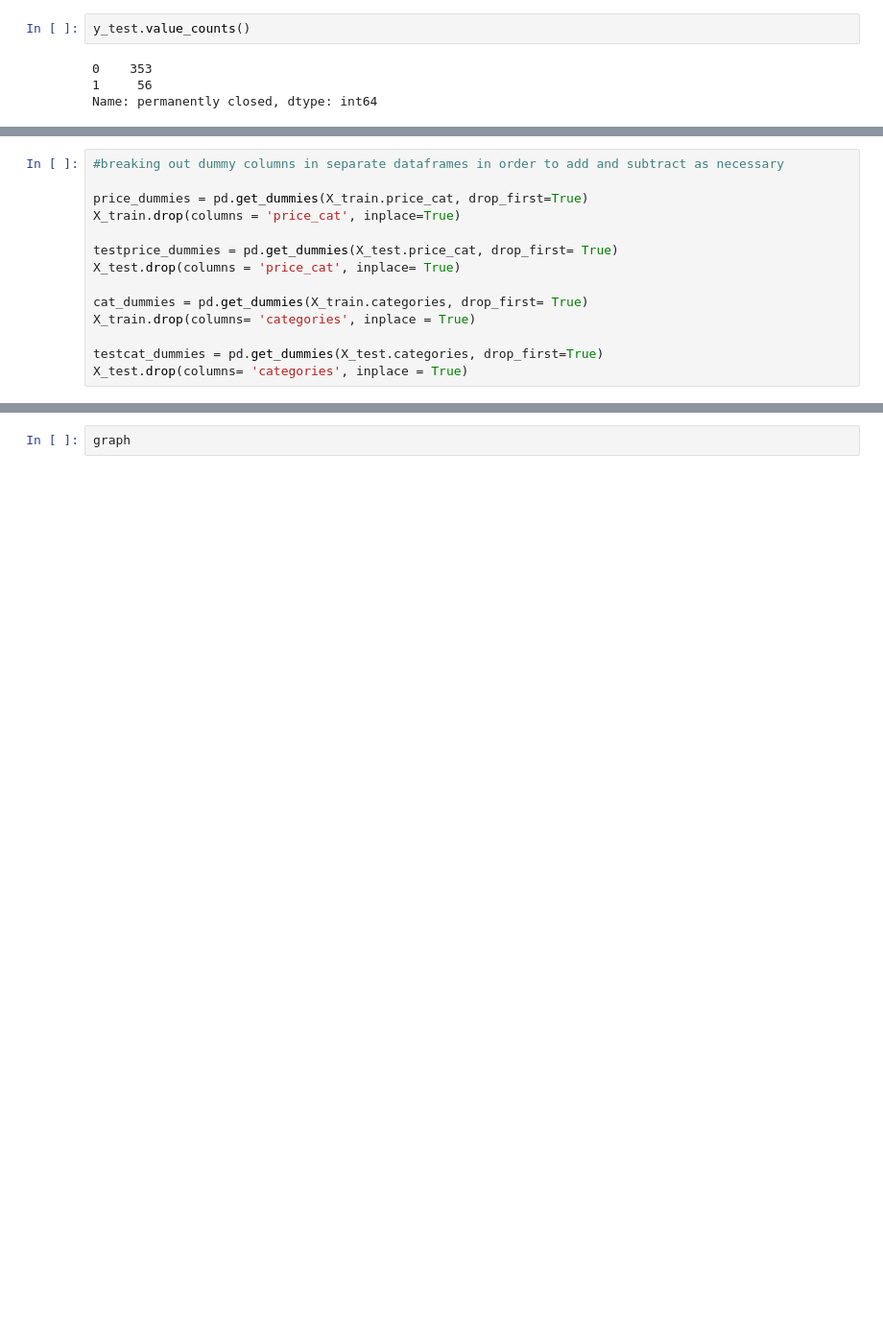
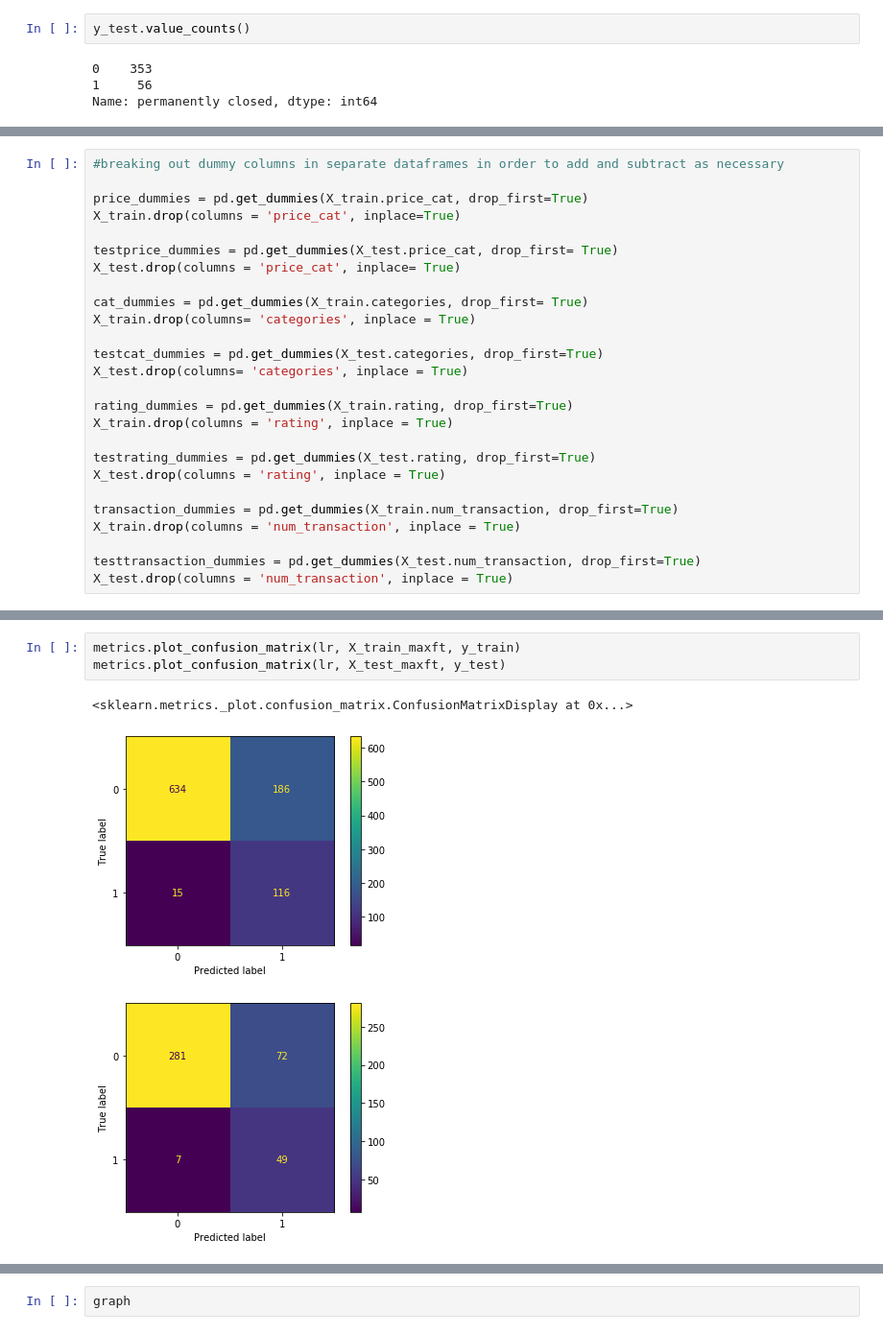
Before and after one commit to bagnine/nyc_restaurant_project, a Jupyter notebook: models.ipynb, the cells around one changed output, grey strips where cells are left out. Shown at 96% size. Drawn from its saved outputs; the diff is of its cells as text; blank space fills up the shorter version.

```diff
--- a/models.ipynb
+++ b/models.ipynb
@@ -100,3 +80,15 @@ X_train.drop(columns= 'categories', inplace = True)
 
 testcat_dummies = pd.get_dummies(X_test.categories, drop_first=True)
 X_test.drop(columns= 'categories', inplace = True)
+
+rating_dummies = pd.get_dummies(X_train.rating, drop_first=True)
+X_train.drop(columns = 'rating', inplace = True)
+
+testrating_dummies = pd.get_dummies(X_test.rating, drop_first=True)
+X_test.drop(columns = 'rating', inplace = True)
+
+transaction_dummies = pd.get_dummies(X_train.num_transaction, drop_first=True)
+X_train.drop(columns = 'num_transaction', inplace = True)
+
+testtransaction_dummies = pd.get_dummies(X_test.num_transaction, drop_first=True)
+X_test.drop(columns = 'num_transaction', inplace = True)
@@ -197,0 +174,7 @@ metrics.plot_confusion_matrix(lr, pd.concat([X_train, price_dummies, cat_dummies
+# %%
+metrics.plot_confusion_matrix(lr, X_train_maxft, y_train)
+metrics.plot_confusion_matrix(lr, X_test_maxft, y_test)
+# %% [output]
+<sklearn.metrics._plot.confusion_matrix.ConfusionMatrixDisplay at 0x...>
+[figure, added]
+[figure, added]
```
Also changed, not shown: parts of 40 cells of this notebook.
